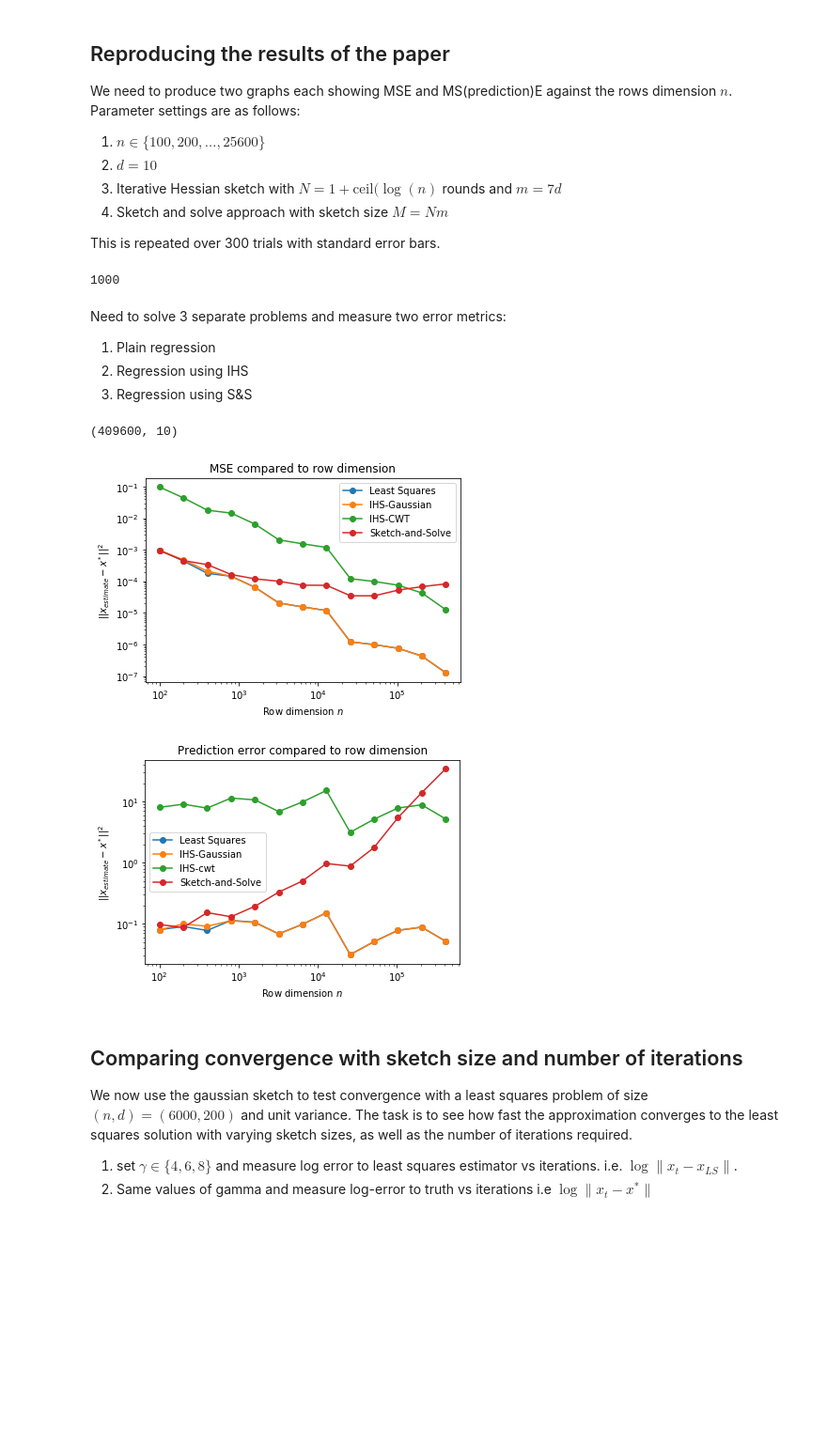
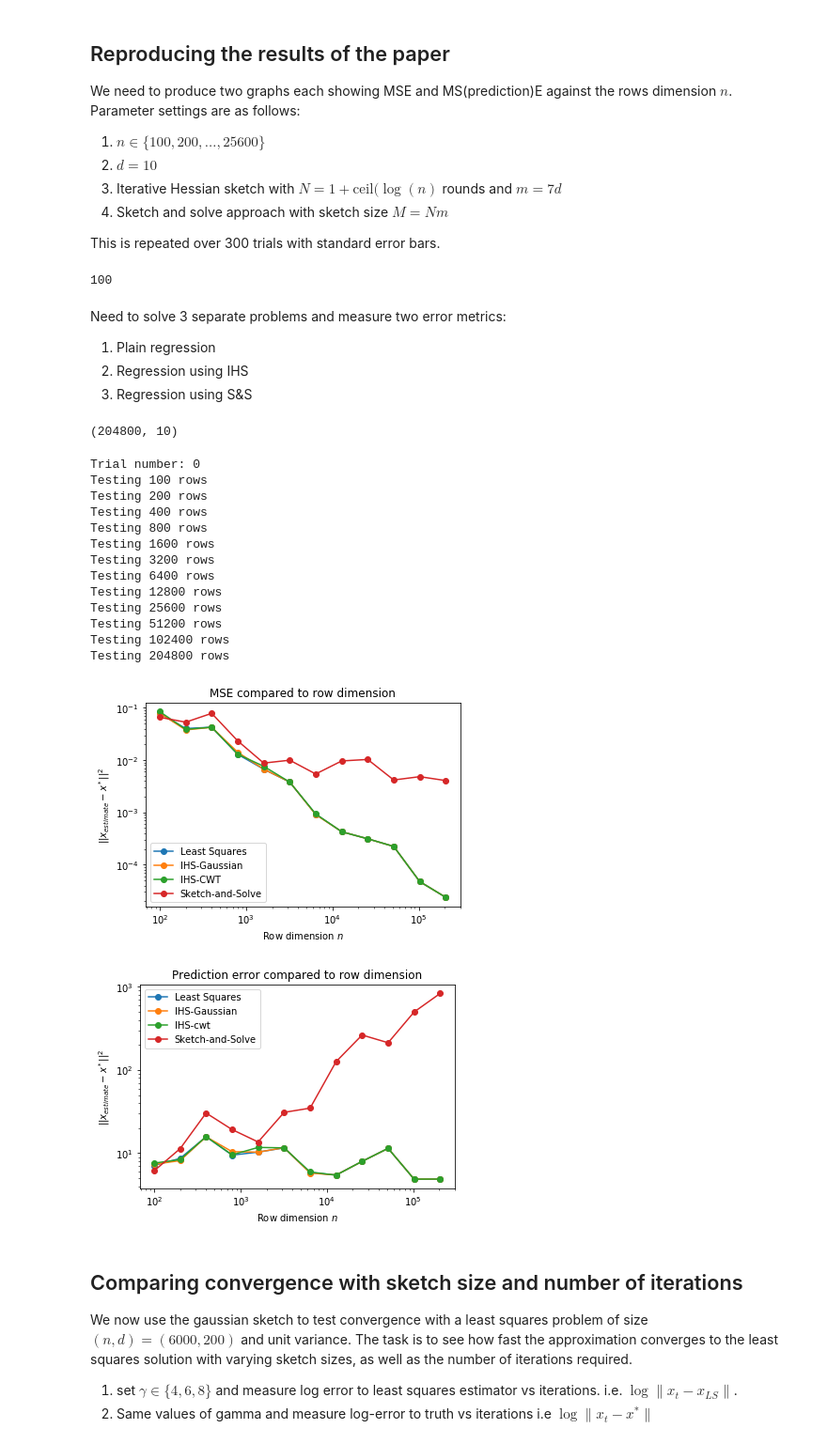
Before and after one commit to c-dickens/phd-work, a Jupyter notebook: Iterative-hessian-sketching.ipynb, the cells around one changed output. Shown: that part at 94% size. Saved outputs shown, nothing was run; the diff lists cells and outputs as text; code cells hidden in the pictures; blank space fills up the shorter version.

```diff
--- a/Iterative-hessian-sketching.ipynb
+++ b/Iterative-hessian-sketching.ipynb
@@ -204,18 +257,20 @@ We need to produce two graphs each showing MSE and MS(prediction)E against the r
 
 This is repeated over 300 trials with standard error bars.
 # %%
-n_vals = [100*2**_ for _ in range(13)]
+# convert this to a dictionary method as used for second set of plots
+
+n_vals = [100*2**_ for _ in range(12)]
 d = 10
 num_rounds = [np.log2(n_vals[_]) for _ in range(len(n_vals))]
 num_rounds = np.ceil(num_rounds) + 1
 #num_rounds = 20*np.ones_like(n_vals)
 hessian_sketch_dimension = 10*d
-clarkson_woodruff_sketch_dimension = 100*d
+#clarkson_woodruff_sketch_dimension = 10*d
 sketch_and_solve_dimension = [int(num_rounds[_]*hessian_sketch_dimension) for _ in range(len(num_rounds))]
-50*hessian_sketch_dimension
-clarkson_woodruff_sketch_dimension
+hessian_sketch_dimension
+#clarkson_woodruff_sketch_dimension
 # %% [output]
-1000
+100
 # %% [markdown]
 Need to solve 3 separate problems and measure two error metrics:
 1. Plain regression
@@ -232,7 +287,7 @@ mse_cwt = np.zeros_like(mse_ls)
 X,y, coef = generate_data(nsamples=n_vals[-1], nfeatures=d)
 X.shape
 # %% [output]
-(409600, 10)
+(204800, 10)
 # %%
 def test_all_methods(num_tests):
     # Error metrics
@@ -315,8 +374,3 @@ def test_all_methods(num_tests):
     ax1.set_title("Prediction error compared to row dimension")
     ax1.set_xlabel("Row dimension $n$")
     ax1.set_ylabel("$||x_{estimate} - x^*||^2$")
-# %%
-test_all_methods(100)
-# %% [output]
-[figure, removed]
-[figure, removed]
@@ -323,3 +466,21 @@ test_all_methods(100)
+# %%
+test_all_methods_samples(1) # originally done without cwt now with cwt
+# %% [output]
+Trial number: 0
+Testing 100 rows
+Testing 200 rows
+Testing 400 rows
+Testing 800 rows
+Testing 1600 rows
+Testing 3200 rows
+Testing 6400 rows
+Testing 12800 rows
+Testing 25600 rows
+Testing 51200 rows
+Testing 102400 rows
+Testing 204800 rows
+[figure, added]
+[figure, added]
 # %% [markdown]
 ## Comparing convergence with sketch size and number of iterations
 
```
Also changed, not shown: parts of 42 cells of this notebook, 2 other files.
